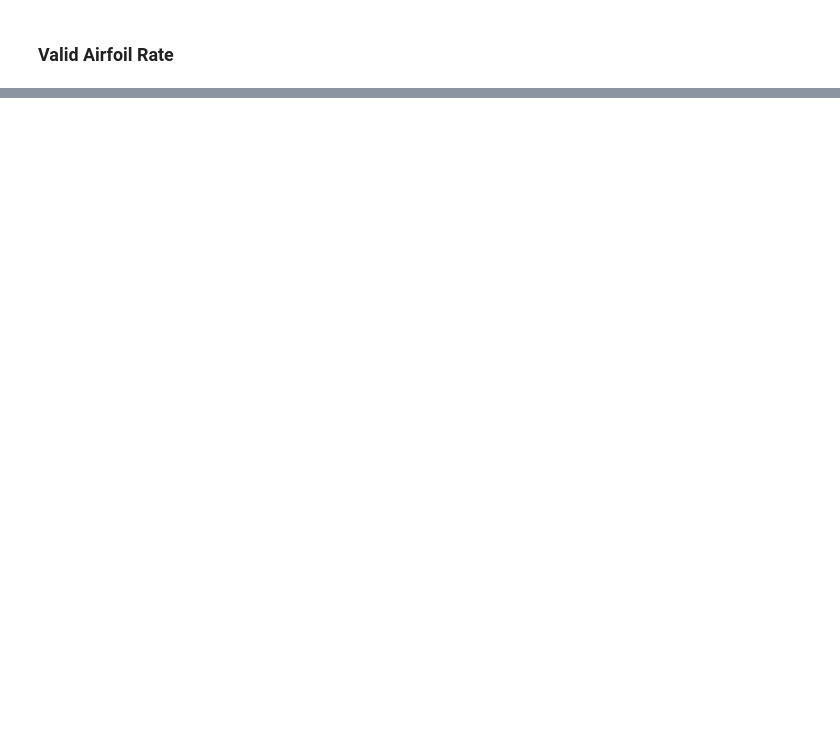
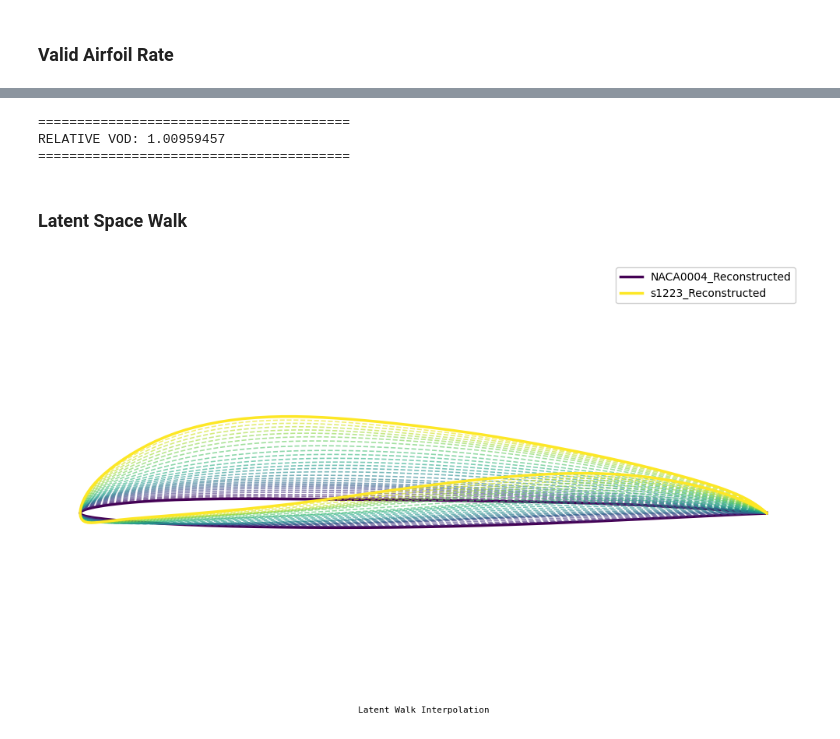
Before and after one commit to matsouto/AeroGen, a Jupyter notebook: notebook/validation/vae_validation.ipynb, the cells around one changed output, grey strips where cells are left out. Saved outputs shown, nothing was run; the diff lists cells and outputs as text; code cells hidden in the pictures; blank space fills up the shorter version.

```diff
--- a/notebook/validation/vae_validation.ipynb
+++ b/notebook/validation/vae_validation.ipynb
@@ -432,0 +558,12 @@ Muitos erros (36). Plotando os primeiros 16...
+# %%
+relative_vod = mean_vod_gen/mean_vod
+
+print("="*40)
+print(f"RELATIVE VOD: {relative_vod:.8f}")
+print("="*40)
+# %% [output]
+========================================
+RELATIVE VOD: 1.00959457
+========================================
+# %% [markdown]
+### Latent Space Walk
@@ -432,0 +612,16 @@ Muitos erros (36). Plotando os primeiros 16...
+# %%
+af1_latent_vector = vae.encoder(af1_normalized_tensor)
+af2_latent_vector = vae.encoder(af2_normalized_tensor)
+
+plot_latent_walk(
+    vae_model=vae,
+    start_point=af1_latent_vector,
+    end_point=af2_latent_vector,
+    num_steps=30,
+    start_name=af1_reconstructed.name,
+    end_name=af2_reconstructed.name,
+    title="Interpolation Analysis",
+    colorbar=False
+)
+# %% [output]
+[figure, added]
```
Also changed, not shown: parts of 14 cells of this notebook, 6 other files.
